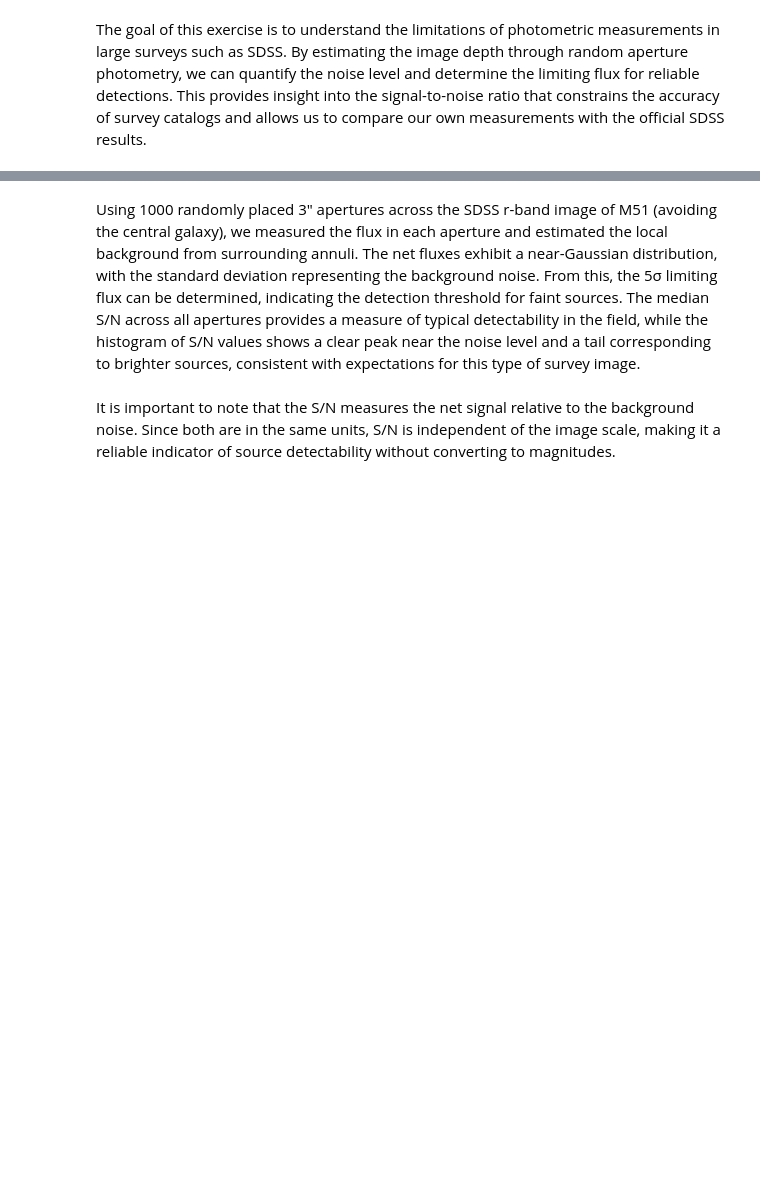
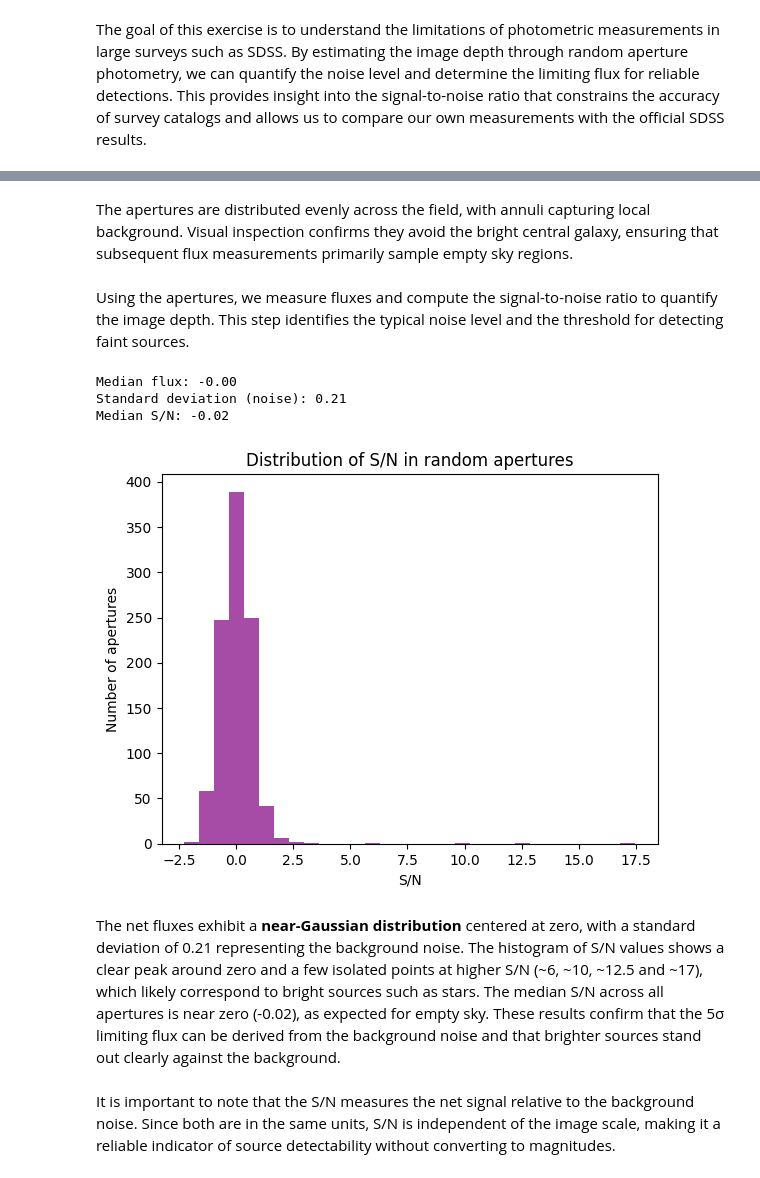
Before and after one commit to conichito/AS4501, a Jupyter notebook: Homework 1/Tarea-1.ipynb, the cells around one changed output, grey strips where cells are left out. Drawn from its saved outputs; the diff is of its cells as text; code cells hidden in the pictures; blank space fills up the shorter version.

```diff
--- a/Homework 1/Tarea-1.ipynb
+++ b/Homework 1/Tarea-1.ipynb
@@ -702,5 +704,42 @@ KeyboardInterrupt:
+# %% [markdown]
+The apertures are distributed evenly across the field, with annuli capturing local background. Visual inspection confirms they avoid the bright central galaxy, ensuring that subsequent flux measurements primarily sample empty sky regions.
+# %% [markdown]
+Using the apertures, we measure fluxes and compute the signal-to-noise ratio to quantify the image depth. This step identifies the typical noise level and the threshold for detecting faint sources.
+# %%
+# Measure flux and background
+annulus_masks = annuli.to_mask(method='center')
+bkg_median = []
+for mask in annulus_masks:
+    annulus_data = mask.multiply(data)
+    annulus_data_1d = annulus_data[mask.data > 0]
+    bkg_median.append(np.median(annulus_data_1d))
+bkg_median = np.array(bkg_median)
+
+phot_table = aperture_photometry(data, apertures)
+fluxes = phot_table['aperture_sum'] - bkg_median * apertures.area
+
+# Get S/N
+sigma = np.std(fluxes)
+snr = fluxes / sigma
+
+# Results
+print(f"Median flux: {np.median(fluxes):.2f}")
+print(f"Standard deviation (noise): {sigma:.2f}")
+print(f"Median S/N: {np.median(snr):.2f}")
+
+# Visualization of the S/N distribution
+plt.hist(snr, bins=30, color='purple', alpha=0.7)
+plt.xlabel("S/N")
+plt.ylabel("Number of apertures")
+plt.title("Distribution of S/N in random apertures")
+plt.show()
+# %% [output]
+Median flux: -0.00
+Standard deviation (noise): 0.21
+Median S/N: -0.02
+[figure, added]
 # %% [markdown]
-Using 1000 randomly placed 3″ apertures across the SDSS r-band image of M51 (avoiding the central galaxy), we measured the flux in each aperture and estimated the local background from surrounding annuli. The net fluxes exhibit a near-Gaussian distribution, with the standard deviation representing the background noise. From this, the 5σ limiting flux can be determined, indicating the detection threshold for faint sources. The median S/N across all apertures provides a measure of typical detectability in the field, while the histogram of S/N values shows a clear peak near the noise level and a tail corresponding to brighter sources, consistent with expectations for this type of survey image.
+The net fluxes exhibit a **near-Gaussian distribution** centered at zero, with a standard deviation of 0.21 representing the background noise. The histogram of S/N values shows a clear peak around zero and a few isolated points at higher S/N (~6, ~10, ~12.5 and ~17), which likely correspond to bright sources such as stars. The median S/N across all apertures is near zero (-0.02), as expected for empty sky. These results confirm that the 5σ limiting flux can be derived from the background noise and that brighter sources stand out clearly against the background.
 # %% [markdown]
 It is important to note that the S/N measures the net signal relative to the background noise. Since both are in the same units, S/N is independent of the image scale, making it a reliable indicator of source detectability without converting to magnitudes.
 # %%
```
Also changed, not shown: parts of 24 cells of this notebook.
